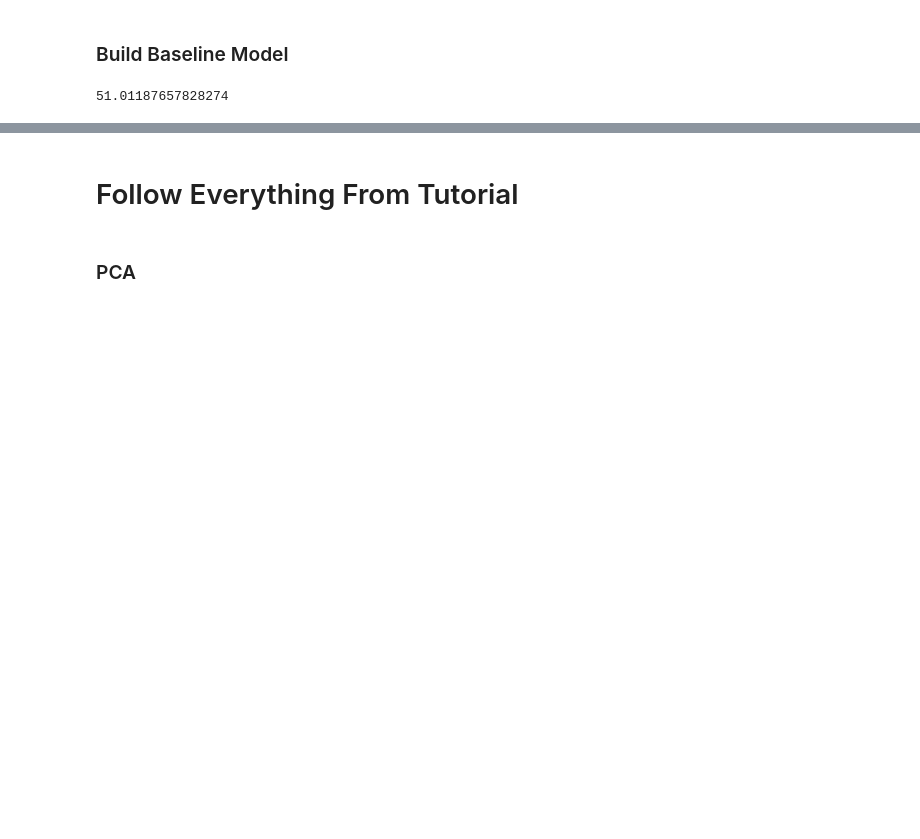
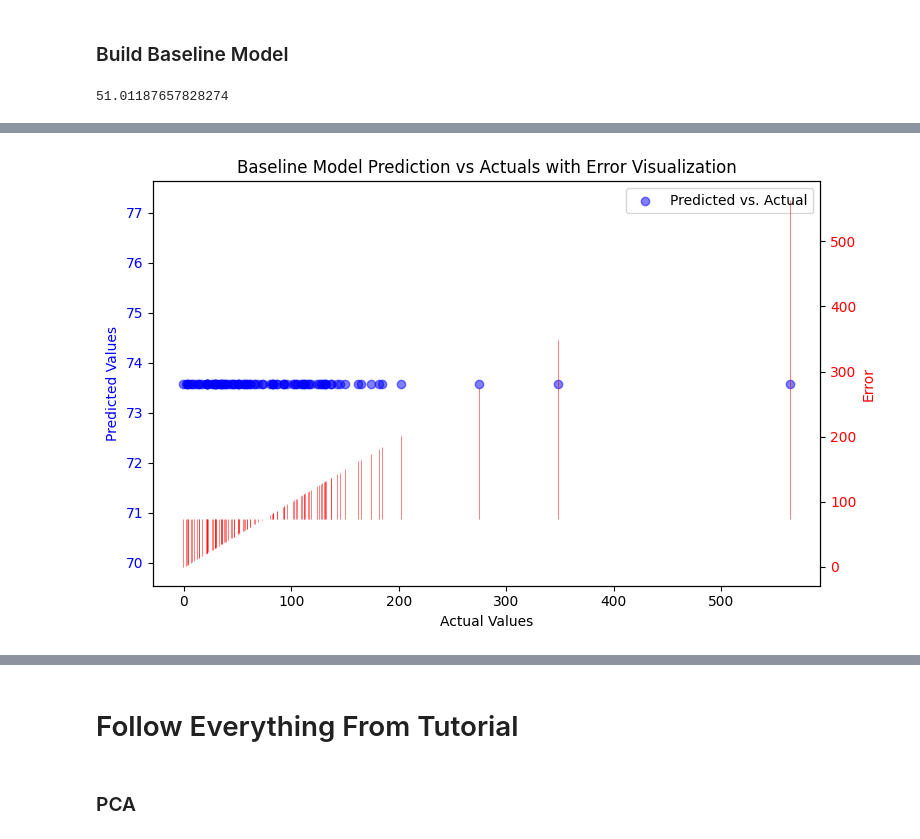
Before and after one commit to Cli091996/GU_High_ML_Project, a Jupyter notebook: GU_High_ML_Project_V2.ipynb, the cells around one changed output, grey strips where cells are left out. Saved outputs shown, nothing was run; the diff lists cells and outputs as text; code cells hidden in the pictures; blank space fills up the shorter version.

Commit message:
Created static plot of baseline Model Errors and Also created an interactive plot of the same visual to be able to filter on different category

```diff
--- a/GU_High_ML_Project_V2.ipynb
+++ b/GU_High_ML_Project_V2.ipynb
@@ -265,0 +220,37 @@ plt.show()
+# %%
+import numpy as np
+import matplotlib.pyplot as plt
+
+# Sample data for the second set (make a copy)
+actual2 = np.array(y_test)
+predicted2 = np.array(baseline_model_test_predictions)
+
+# Calculate the errors for the second set
+errors2 = actual2 - predicted2
+
+# Create the primary plot with scatter points for the first set
+fig, axs = plt.subplots(figsize=(8, 5))
+
+# Second subplot (1, 2, 2)
+axs.scatter(actual2, predicted2, alpha=0.5, color='blue', label='Predicted vs. Actual')
+axs.set_xlabel('Actual Values')
+axs.set_ylabel('Predicted Values', color='blue')
+axs.tick_params(axis='y', labelcolor='blue')
+axs.legend()
+axs.set_title('Baseline Model Prediction vs Actuals with Error Visualization')
+
+# Create the secondary y-axis for errors for the second set
+ax3 = axs.twinx()
+ax3.set_ylabel('Error', color='red')
+ax3.tick_params(axis='y', labelcolor='red')
+
+# Adding vertical lines for each point to represent the error for the second set
+for i in range(len(actual2)):
+    plt.vlines(actual2[i], predicted2[i], actual2[i], color='red', alpha=0.7, linewidth=0.5)
+
+# Adjust layout for better spacing
+plt.tight_layout()
+
+plt.show()
+# %% [output]
+[figure, added]
```
Also changed, not shown: parts of 11 cells of this notebook.
